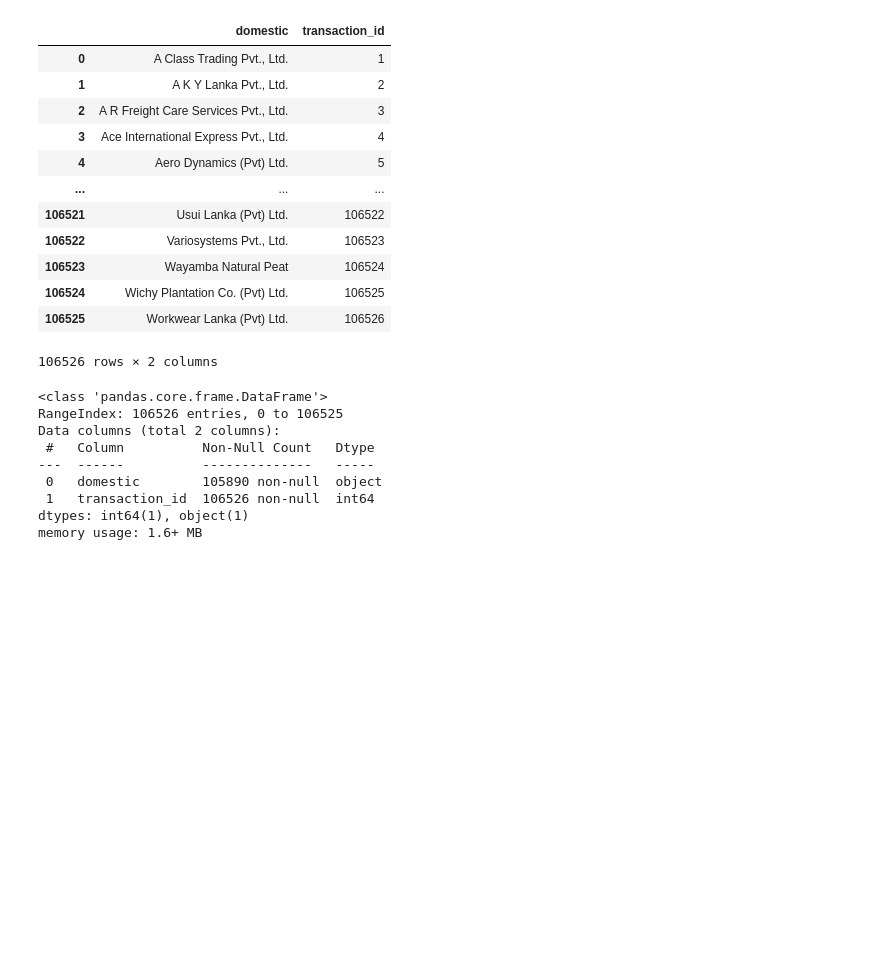
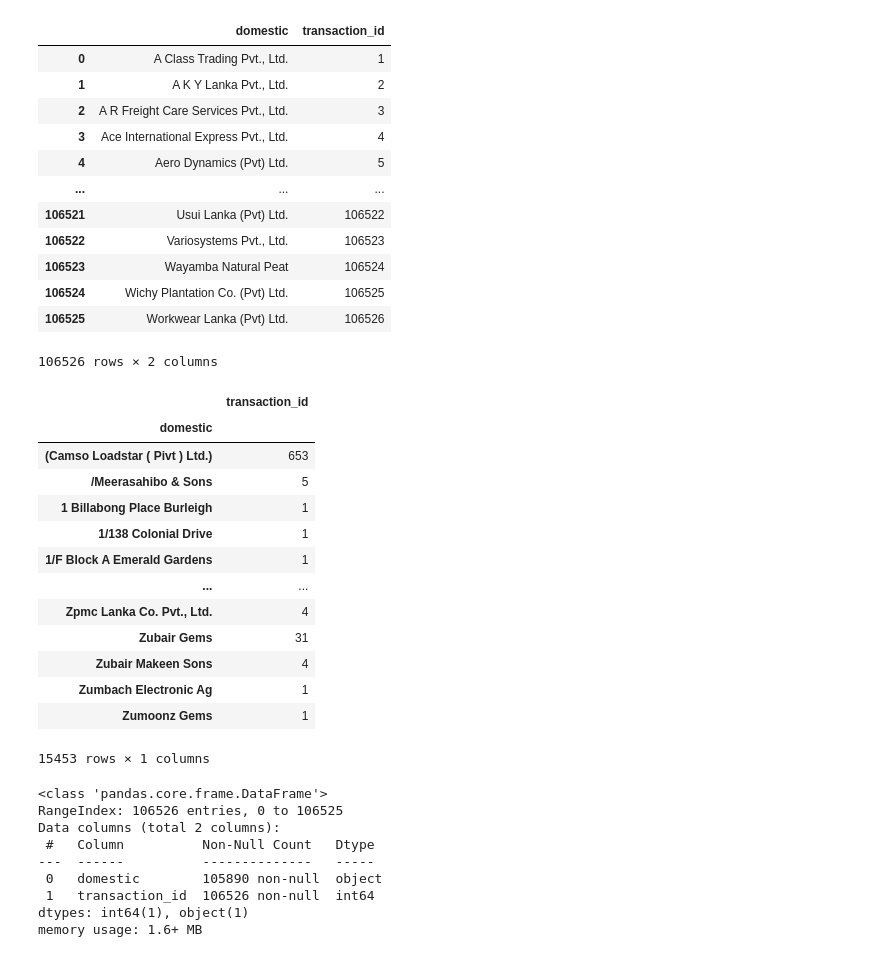
Before and after one commit to recalderamirez/WBtest, a Jupyter notebook: test_code_noragriffith.ipynb, the cells around one changed output. Cells and saved outputs as stored; diff of their text form; code cells hidden in the pictures; blank space fills up the shorter version.

```diff
--- a/test_code_noragriffith.ipynb
+++ b/test_code_noragriffith.ipynb
@@ -31,6 +31,23 @@ comm_trans_df
 | 106524 | Wichy Plantation Co. (Pvt) Ltd. | 106525 |
 | 106525 | Workwear Lanka (Pvt) Ltd. | 106526 |
 106526 rows × 2 columns
+# %%
+comm_trans_df.groupby('domestic').count()
+# %% [output]
+|  | transaction_id |
+| domestic |  |
+| (Camso Loadstar ( Pivt ) Ltd.) | 653 |
+| /Meerasahibo & Sons | 5 |
+| 1 Billabong Place Burleigh | 1 |
+| 1/138 Colonial Drive | 1 |
+| 1/F Block A Emerald Gardens | 1 |
+| ... | ... |
+| Zpmc Lanka Co. Pvt., Ltd. | 4 |
+| Zubair Gems | 31 |
+| Zubair Makeen Sons | 4 |
+| Zumbach Electronic Ag | 1 |
+| Zumoonz Gems | 1 |
+15453 rows × 1 columns
 # %%
 # Check dataframe information
 comm_trans_df.info()
```
Also changed, not shown: parts of 2 cells of this notebook.
